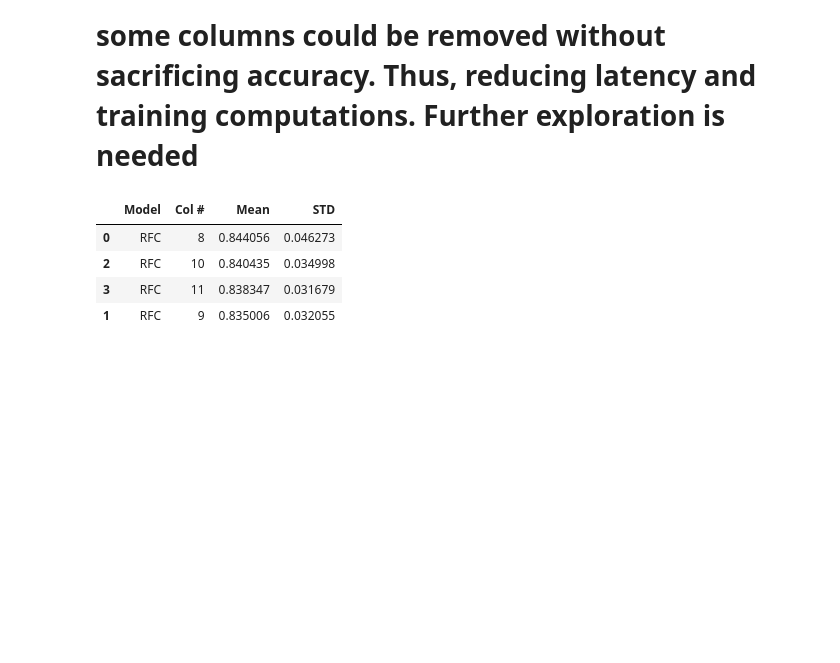
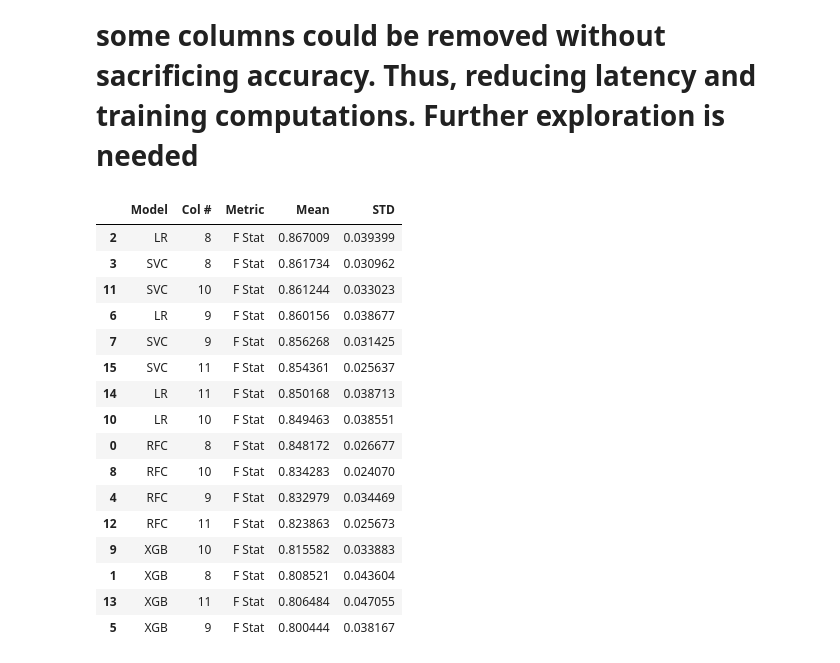
Before and after one commit to MaukanMir/Heart-Attack-Analysis-and-Prediction-Dataset, a Jupyter notebook: trainnig.ipynb, the cells around one changed output. Cells and saved outputs as stored; diff of their text form; code cells hidden in the pictures; blank space fills up the shorter version.

Commit message:
added new models

```diff
--- a/trainnig.ipynb
+++ b/trainnig.ipynb
@@ -316,6 +316,7 @@ def test_k_best_columns(names, models, X, y, metric, metric_name, variance_windo
             model_performance.append({
                 "Model": names[i],
                 "Col #": k,
+                "Metric": metric_name,
                 "Mean": np.mean(scores),
                 "STD":np.std(scores)
             })
@@ -789,13 +790,30 @@ pca_analysis(X)
 # %% [markdown]
 # Notice around 70% to 90% of the dataset can be explain between 8 - 11 columns. Showing that some columns could be removed without sacrificing accuracy. Thus, reducing latency and training computations. Further exploration is needed
 # %%
-names = ['RFC']
-models = get_selected_models(names)
+names = ['RFC', 'XGB', "LR", "SVC"]
+models = [
+  RandomForestClassifier(max_depth=30, min_samples_leaf=2, min_samples_split=5, n_estimators=100),
+  XGBClassifier(learning_rate=0.2,max_depth=5, n_estimators=100),
+  LogisticRegression(C=0.1, solver='newton-cg', class_weight='balanced', penalty='l2', max_iter=2000),
+  SVC(C=0.1,kernel= 'sigmoid')
+  ]
 metric = f_classif
 test_k_best_columns(names, models, X, y, metric, "F Stat", range(8,11+1) )
 # %% [output]
-|  | Model | Col # | Mean | STD |
-| 0 | RFC | 8 | 0.844056 | 0.046273 |
-| 2 | RFC | 10 | 0.840435 | 0.034998 |
-| 3 | RFC | 11 | 0.838347 | 0.031679 |
-| 1 | RFC | 9 | 0.835006 | 0.032055 |
+|  | Model | Col # | Metric | Mean | STD |
+| 2 | LR | 8 | F Stat | 0.867009 | 0.039399 |
+| 3 | SVC | 8 | F Stat | 0.861734 | 0.030962 |
+| 11 | SVC | 10 | F Stat | 0.861244 | 0.033023 |
+| 6 | LR | 9 | F Stat | 0.860156 | 0.038677 |
+| 7 | SVC | 9 | F Stat | 0.856268 | 0.031425 |
+| 15 | SVC | 11 | F Stat | 0.854361 | 0.025637 |
+| 14 | LR | 11 | F Stat | 0.850168 | 0.038713 |
+| 10 | LR | 10 | F Stat | 0.849463 | 0.038551 |
+| 0 | RFC | 8 | F Stat | 0.848172 | 0.026677 |
+| 8 | RFC | 10 | F Stat | 0.834283 | 0.024070 |
+| 4 | RFC | 9 | F Stat | 0.832979 | 0.034469 |
+| 12 | RFC | 11 | F Stat | 0.823863 | 0.025673 |
+| 9 | XGB | 10 | F Stat | 0.815582 | 0.033883 |
+| 1 | XGB | 8 | F Stat | 0.808521 | 0.043604 |
+| 13 | XGB | 11 | F Stat | 0.806484 | 0.047055 |
+| 5 | XGB | 9 | F Stat | 0.800444 | 0.038167 |
```
Also changed, not shown: parts of 2 cells of this notebook.
